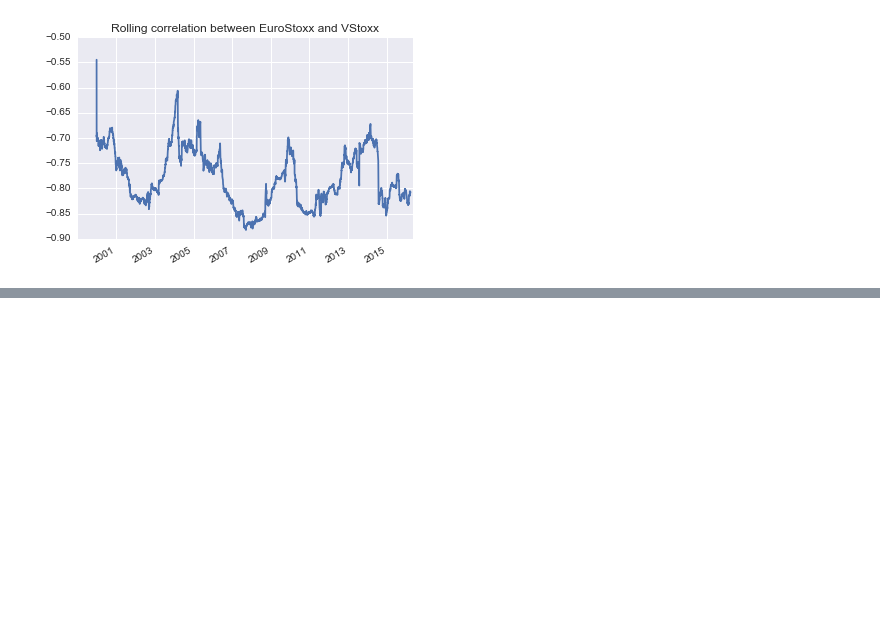
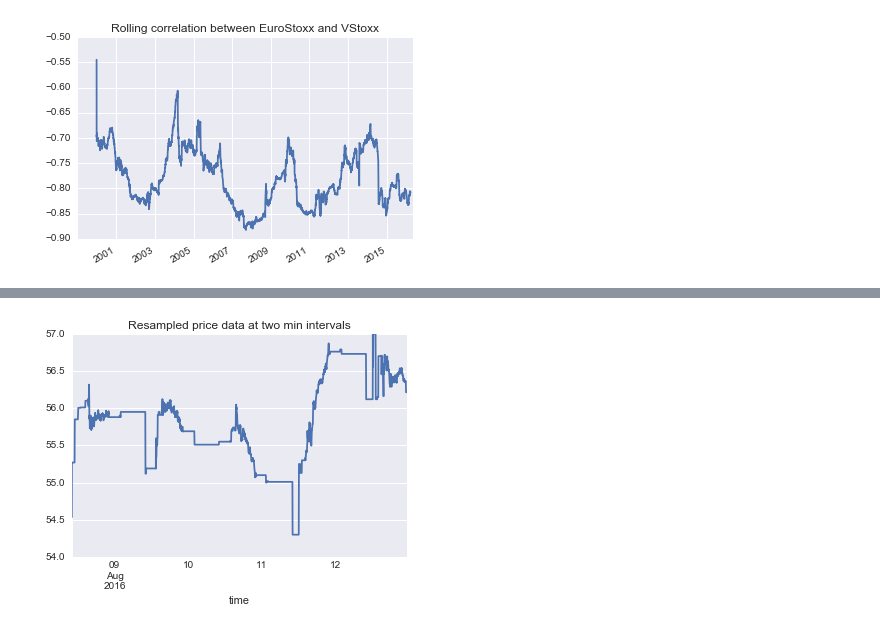
Before and after one commit to eliekawerk/trading, a Jupyter notebook: WorkingTitle.ipynb, the cells around one changed output, grey strips where cells are left out. Saved outputs shown, nothing was run; the diff lists cells and outputs as text; code cells hidden in the pictures; blank space fills up the shorter version.

```diff
--- a/WorkingTitle.ipynb
+++ b/WorkingTitle.ipynb
@@ -276,0 +323,3 @@ returns['EUROSTOXX'].rolling(window=252).corr(other=returns['VSTOXX']).plot(titl
+# %%
+NKE_resam = NKE.resample('2T').mean()
+np.around(NKE_resam.head(), 2)
@@ -276,0 +334,5 @@ returns['EUROSTOXX'].rolling(window=252).corr(other=returns['VSTOXX']).plot(titl
+# %%
+
+NKE_resam['bid'].fillna(method='ffill').plot(grid=True, title='Resampled price data at two min intervals');
+# %% [output]
+[figure, added]
```
Also changed, not shown: parts of 10 cells of this notebook.
